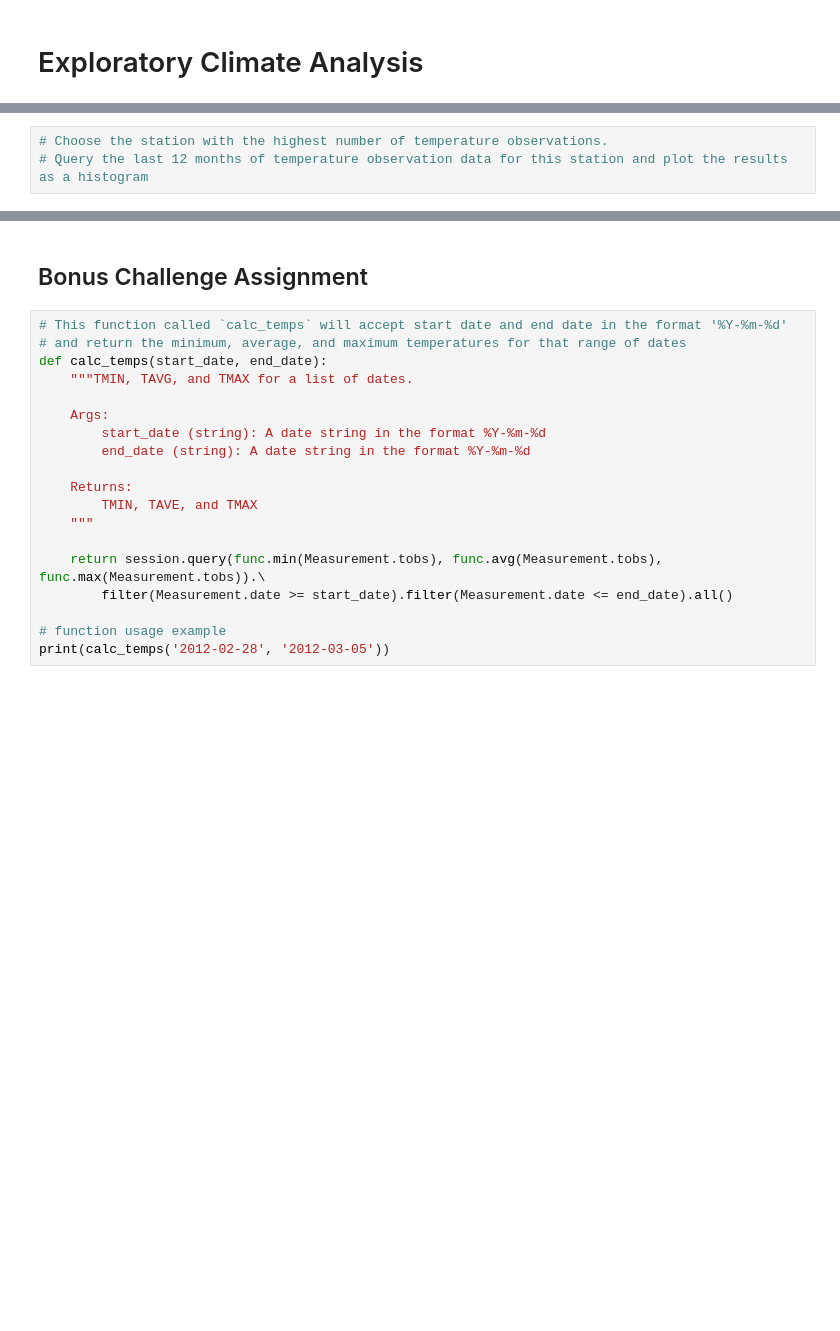
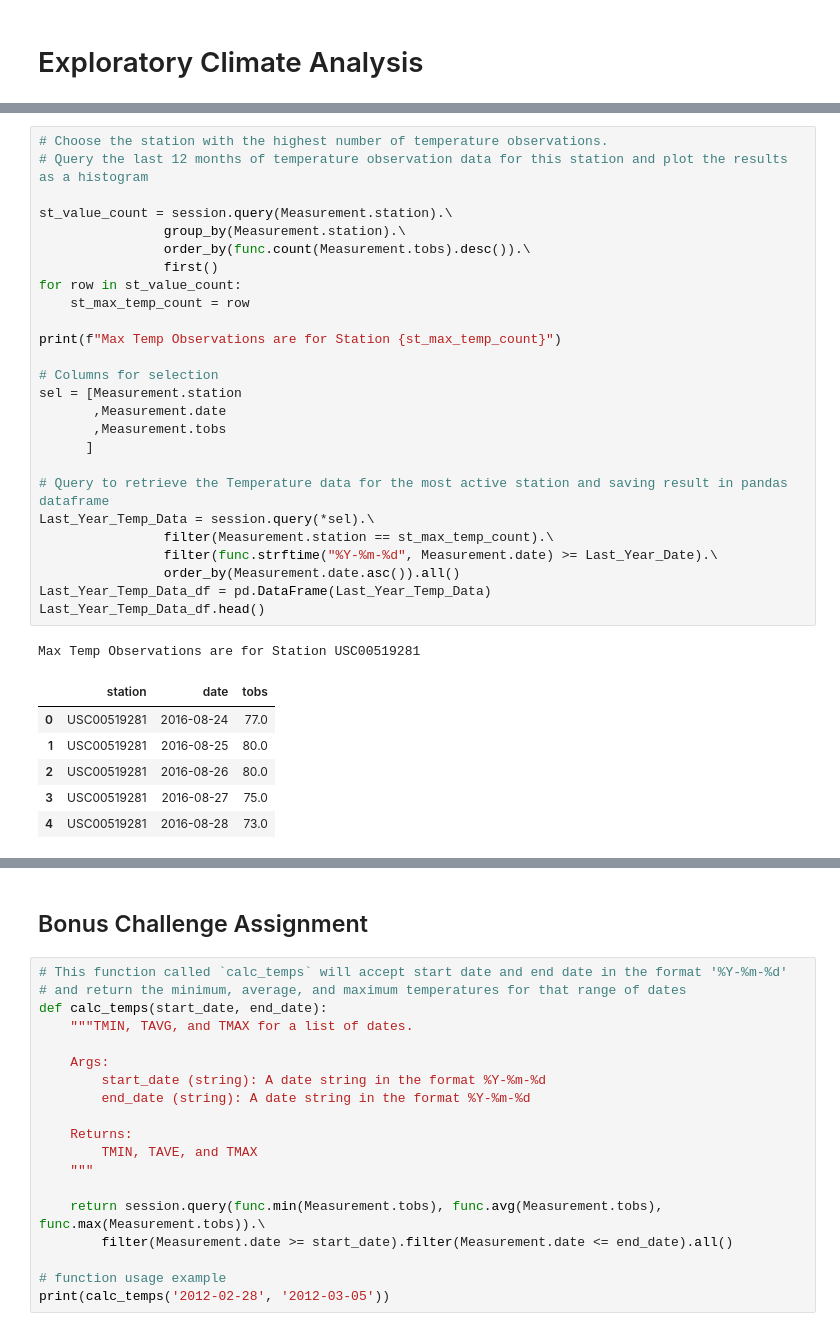
Before and after one commit to itsjaggu/sqlalchemy-challenge, a Jupyter notebook: climate_starter.ipynb, the cells around one changed output, grey strips where cells are left out. Saved outputs shown, nothing was run; the diff lists cells and outputs as text; blank space fills up the shorter version.

```diff
--- a/climate_starter.ipynb
+++ b/climate_starter.ipynb
@@ -150,3 +210,34 @@ date
-# %%
-# Choose the station with the highest number of temperature observations.
-# Query the last 12 months of temperature observation data for this station and plot the results as a histogram
+# %%
+# Choose the station with the highest number of temperature observations.
+# Query the last 12 months of temperature observation data for this station and plot the results as a histogram
+
+st_value_count = session.query(Measurement.station).\
+                group_by(Measurement.station).\
+                order_by(func.count(Measurement.tobs).desc()).\
+                first()
+for row in st_value_count:
+    st_max_temp_count = row
+
+print(f"Max Temp Observations are for Station {st_max_temp_count}")
+
+# Columns for selection
+sel = [Measurement.station
+       ,Measurement.date
+       ,Measurement.tobs
+      ]
+
+# Query to retrieve the Temperature data for the most active station and saving result in pandas dataframe
+Last_Year_Temp_Data = session.query(*sel).\
+                filter(Measurement.station == st_max_temp_count).\
+                filter(func.strftime("%Y-%m-%d", Measurement.date) >= Last_Year_Date).\
+                order_by(Measurement.date.asc()).all()
+Last_Year_Temp_Data_df = pd.DataFrame(Last_Year_Temp_Data)
+Last_Year_Temp_Data_df.head()
+# %% [output]
+Max Temp Observations are for Station USC00519281
+|  | station | date | tobs |
+| 0 | USC00519281 | 2016-08-24 | 77.0 |
+| 1 | USC00519281 | 2016-08-25 | 80.0 |
+| 2 | USC00519281 | 2016-08-26 | 80.0 |
+| 3 | USC00519281 | 2016-08-27 | 75.0 |
+| 4 | USC00519281 | 2016-08-28 | 73.0 |
```
Also changed, not shown: parts of 19 cells of this notebook.
